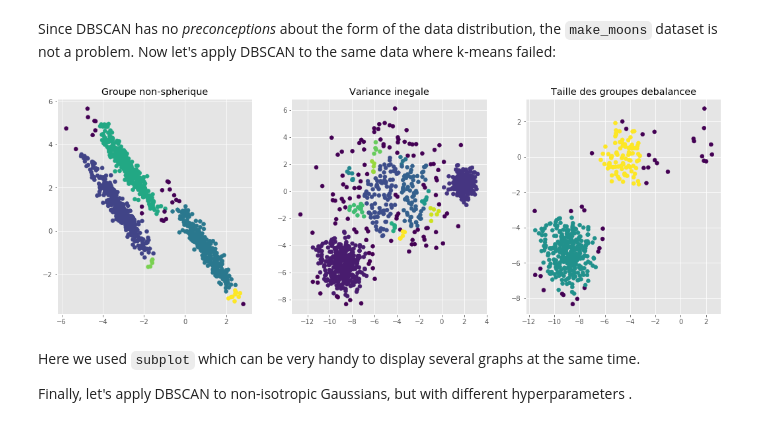
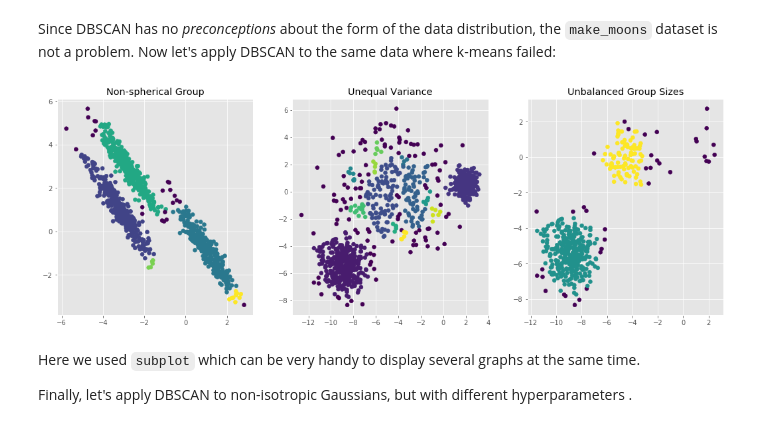
Before and after one commit to Cours-EDUlib/DIRO-SD1EN, a Jupyter notebook: jupyter notebooks/solutions/demo2_solutions.ipynb, the cells around one changed output. Saved outputs shown, nothing was run; the diff lists cells and outputs as text; code cells hidden in the pictures.

```diff
--- a/jupyter notebooks/solutions/demo2_solutions.ipynb
+++ b/jupyter notebooks/solutions/demo2_solutions.ipynb
@@ -307,31 +332,31 @@ Since DBSCAN has no *preconceptions* about the form of the data distribution, th
 # %%
 plt.figure(figsize=(18, 6))
 
 transformation = [[0.60834549, -0.63667341], [-0.40887718, 0.85253229]]
 X_aniso = np.dot(X, transformation)
 y_pred = DBSCAN(eps=0.3, min_samples=5).fit_predict(X_aniso)
 
 plt.subplot(131)
 plt.scatter(X_aniso[:, 0], X_aniso[:, 1], c=y_pred)
-plt.title("Groupe non-spherique")
+plt.title("Non-spherical Group")
 
 X_varied, y_varied = make_blobs(n_samples=n_samples,
                                 cluster_std=[1.0, 2.5, 0.5],
                                 random_state=random_state)
 y_pred = DBSCAN().fit_predict(X_varied)
 
 plt.subplot(132)
 plt.scatter(X_varied[:, 0], X_varied[:, 1], c=y_pred)
-plt.title("Variance inegale")
+plt.title("Unequal Variance")
 
 X_filtered = np.vstack((X[y == 0][:500], X[y == 1][:100], X[y == 2][:10]))
 y_pred = DBSCAN().fit_predict(X_filtered)
 
 plt.subplot(133)
 plt.scatter(X_filtered[:, 0], X_filtered[:, 1], c=y_pred)
-plt.title("Taille des groupes debalancee");
+plt.title("Unbalanced Group Sizes");
 # %% [output]
-[figure, old version]
+[figure, new version]
 # %% [markdown]
 Here we used `subplot` which can be very handy to display several graphs at the same time.
 
```
Also changed, not shown: parts of 39 cells of this notebook, 5 other files.
